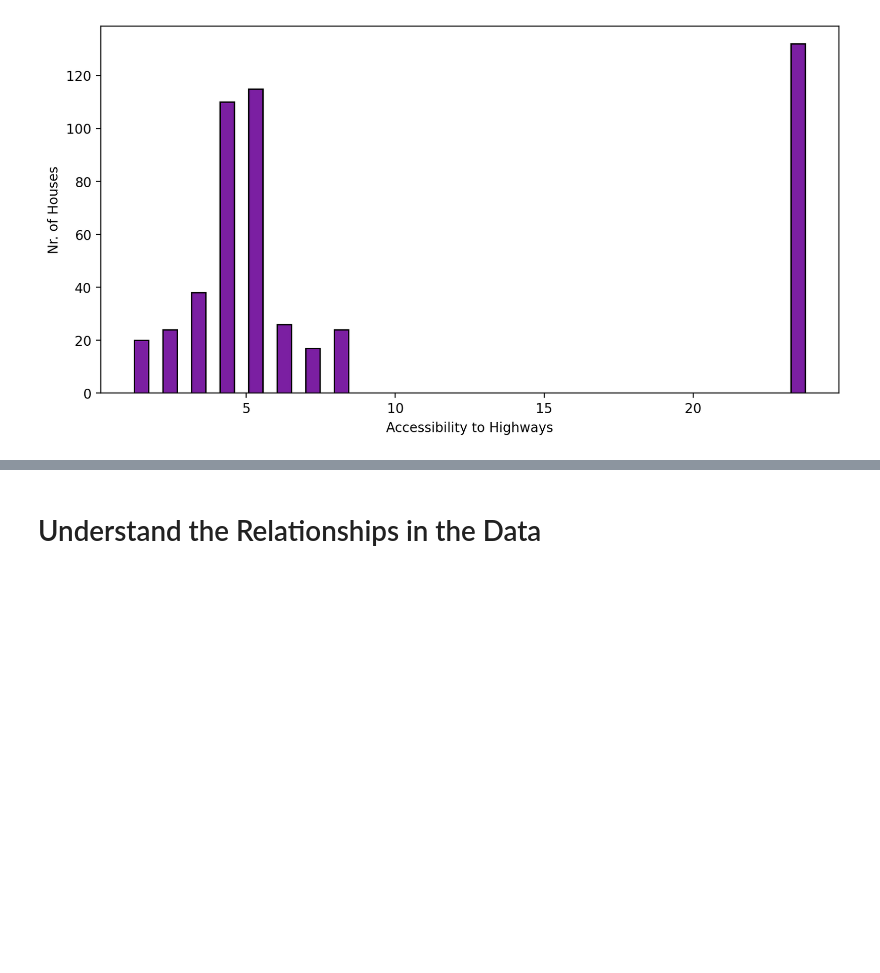
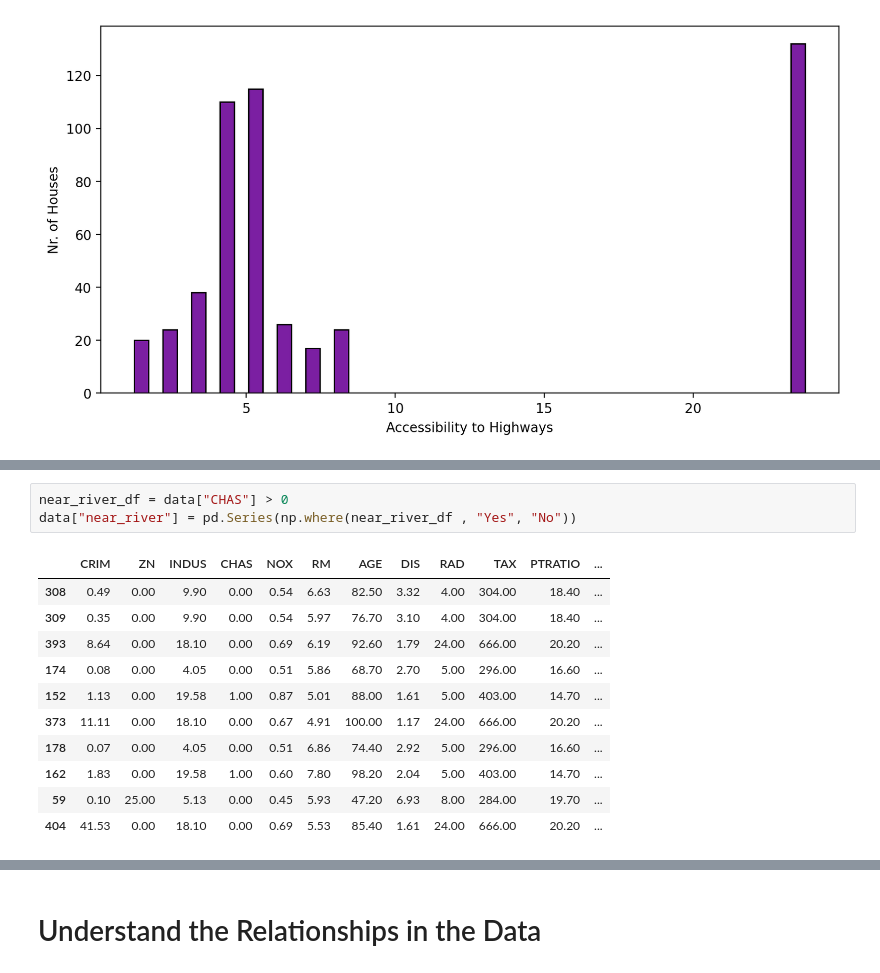
Before and after one commit to shahiddhariwala/boston_housing_prediction, a Jupyter notebook: Multivariable_Regression_and_Valuation_Model_(start).ipynb, the cells around one changed output, grey strips where cells are left out. Cells and saved outputs as stored; diff of their text form; blank space fills up the shorter version.

```diff
--- a/Multivariable_Regression_and_Valuation_Model_(start).ipynb
+++ b/Multivariable_Regression_and_Valuation_Model_(start).ipynb
@@ -288,3 +288,18 @@ Create a bar chart with plotly for CHAS to show many more homes are away from th
 <img src=https://i.imgur.com/AHwoQ6l.png height=350>
 
 You can make your life easier by providing a list of values for the x-axis (e.g., `x=['No', 'Yes']`)
+# %%
+near_river_df = data["CHAS"] > 0
+data["near_river"] = pd.Series(np.where(near_river_df , "Yes", "No"))
+# %% [output]
+|  | CRIM | ZN | INDUS | CHAS | NOX | RM | AGE | DIS | RAD | TAX | PTRATIO | ... |
+| 308 | 0.49 | 0.00 | 9.90 | 0.00 | 0.54 | 6.63 | 82.50 | 3.32 | 4.00 | 304.00 | 18.40 | ... |
+| 309 | 0.35 | 0.00 | 9.90 | 0.00 | 0.54 | 5.97 | 76.70 | 3.10 | 4.00 | 304.00 | 18.40 | ... |
+| 393 | 8.64 | 0.00 | 18.10 | 0.00 | 0.69 | 6.19 | 92.60 | 1.79 | 24.00 | 666.00 | 20.20 | ... |
+| 174 | 0.08 | 0.00 | 4.05 | 0.00 | 0.51 | 5.86 | 68.70 | 2.70 | 5.00 | 296.00 | 16.60 | ... |
+| 152 | 1.13 | 0.00 | 19.58 | 1.00 | 0.87 | 5.01 | 88.00 | 1.61 | 5.00 | 403.00 | 14.70 | ... |
+| 373 | 11.11 | 0.00 | 18.10 | 0.00 | 0.67 | 4.91 | 100.00 | 1.17 | 24.00 | 666.00 | 20.20 | ... |
+| 178 | 0.07 | 0.00 | 4.05 | 0.00 | 0.51 | 6.86 | 74.40 | 2.92 | 5.00 | 296.00 | 16.60 | ... |
+| 162 | 1.83 | 0.00 | 19.58 | 1.00 | 0.60 | 7.80 | 98.20 | 2.04 | 5.00 | 403.00 | 14.70 | ... |
+| 59 | 0.10 | 25.00 | 5.13 | 0.00 | 0.45 | 5.93 | 47.20 | 6.93 | 8.00 | 284.00 | 19.70 | ... |
+| 404 | 41.53 | 0.00 | 18.10 | 0.00 | 0.69 | 5.53 | 85.40 | 1.61 | 24.00 | 666.00 | 20.20 | ... |
```
Also changed, not shown: parts of 4 cells of this notebook.
